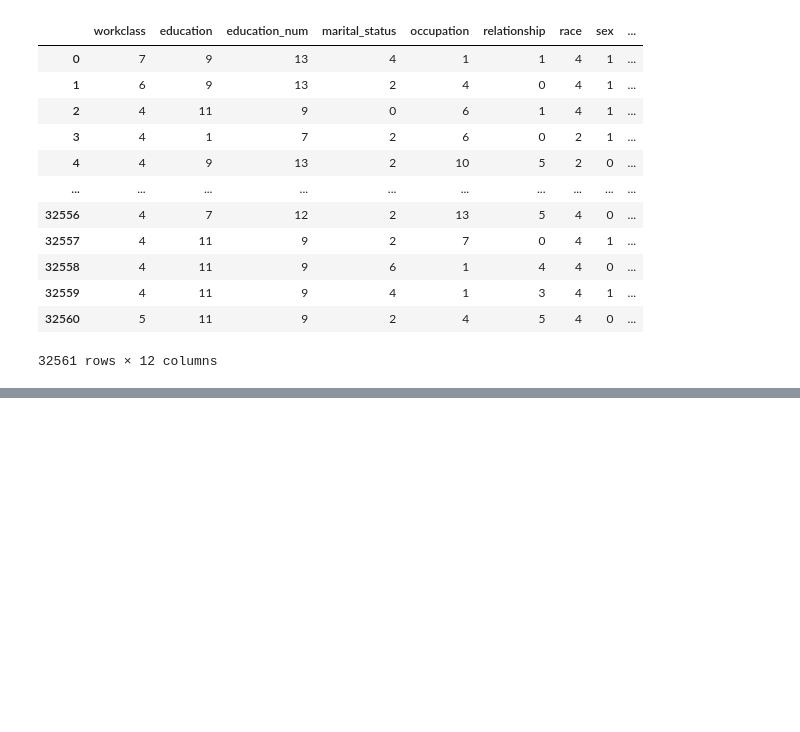
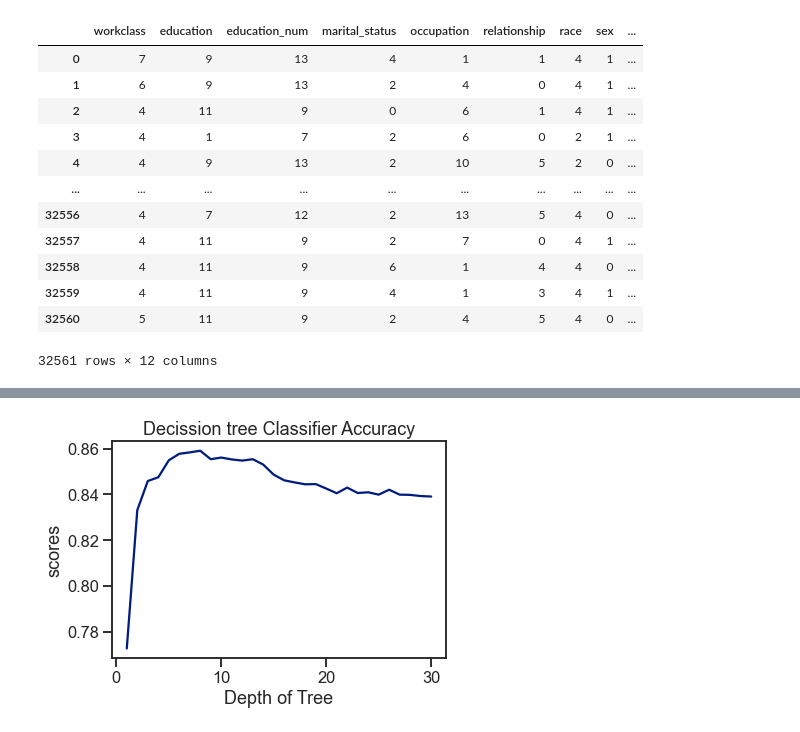
Before and after one commit to drainganggtb/FinalProject, a Jupyter notebook: Simple_Linear_Regression-Classification.ipynb, the cells around one changed output, grey strips where cells are left out. Drawn from its saved outputs; the diff is of its cells as text; code cells hidden in the pictures; blank space fills up the shorter version.

```diff
--- a/Simple_Linear_Regression-Classification.ipynb
+++ b/Simple_Linear_Regression-Classification.ipynb
@@ -1112,0 +1239,23 @@ Upon training of the models, we will have the decision tree and random forest ac
+# %%
+# Create for loop to prune tree
+
+scores = []
+
+for i in range(1,31):
+    tree = DecisionTreeClassifier(random_state=1,max_depth=i)
+    tree.fit(X_train_bopt, y_train_bopt)
+    score = tree.score(X_test_bopt, y_test_bopt)
+    scores.append(tree.score(X_test_bopt, y_test_bopt))
+
+# Plot graph to see how individual accuracy scores changes with tree graph
+sns.set_context('talk')
+sns.set_palette('dark')
+sns.set_style('ticks')
+
+plt.plot(range(1,31),scores)
+plt.xlabel("Depth of Tree")
+plt.ylabel('scores')
+plt.title('Decission tree Classifier Accuracy')
+plt.show()
+# %% [output]
+[figure, added]
```
Also changed, not shown: parts of 60 cells of this notebook, 51 other files.
